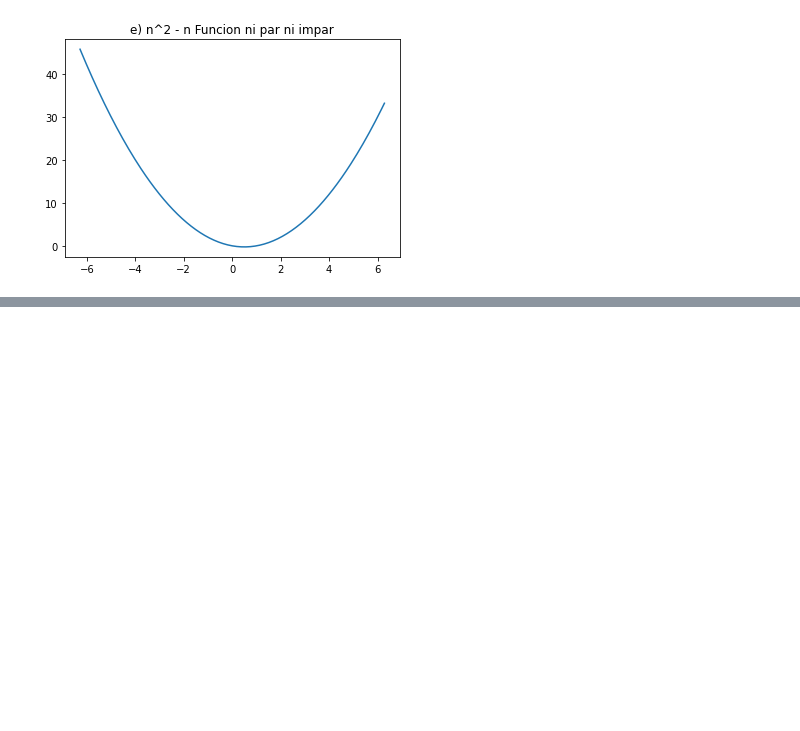
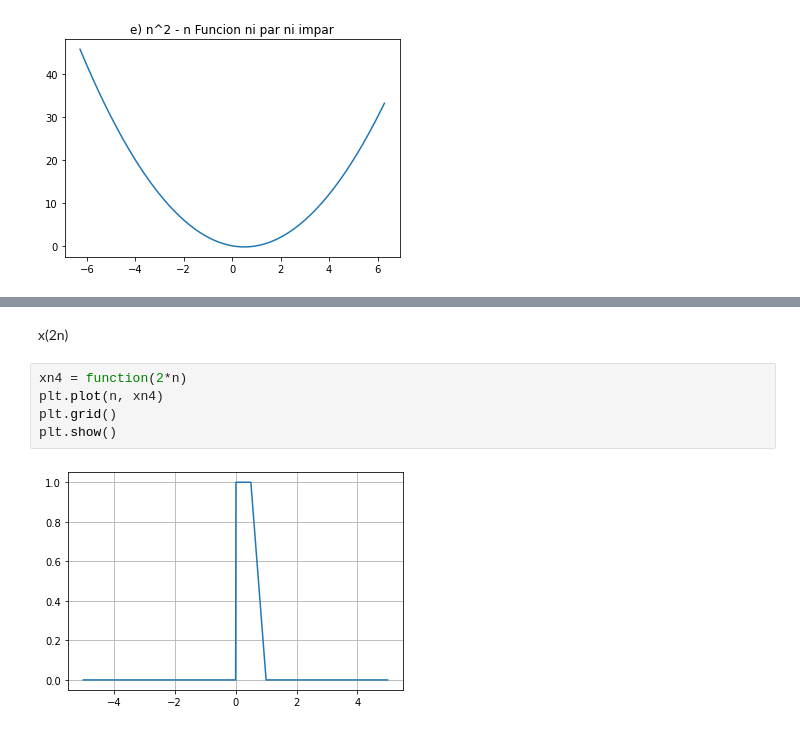
Before and after one commit to Armando5Rdh/procesamientoSenales, a Jupyter notebook: Python/PDS_1.2.ipynb, the cells around one changed output, grey strips where cells are left out. Drawn from its saved outputs; the diff is of its cells as text; blank space fills up the shorter version.

```diff
--- a/Python/PDS_1.2.ipynb
+++ b/Python/PDS_1.2.ipynb
@@ -55,0 +92,9 @@ plt.show()
+# %% [markdown]
+x(2n)
+# %%
+xn4 = function(2*n)
+plt.plot(n, xn4)
+plt.grid()
+plt.show()
+# %% [output]
+[figure, added]
```
Also changed, not shown: parts of 11 cells of this notebook, 2 other files.
